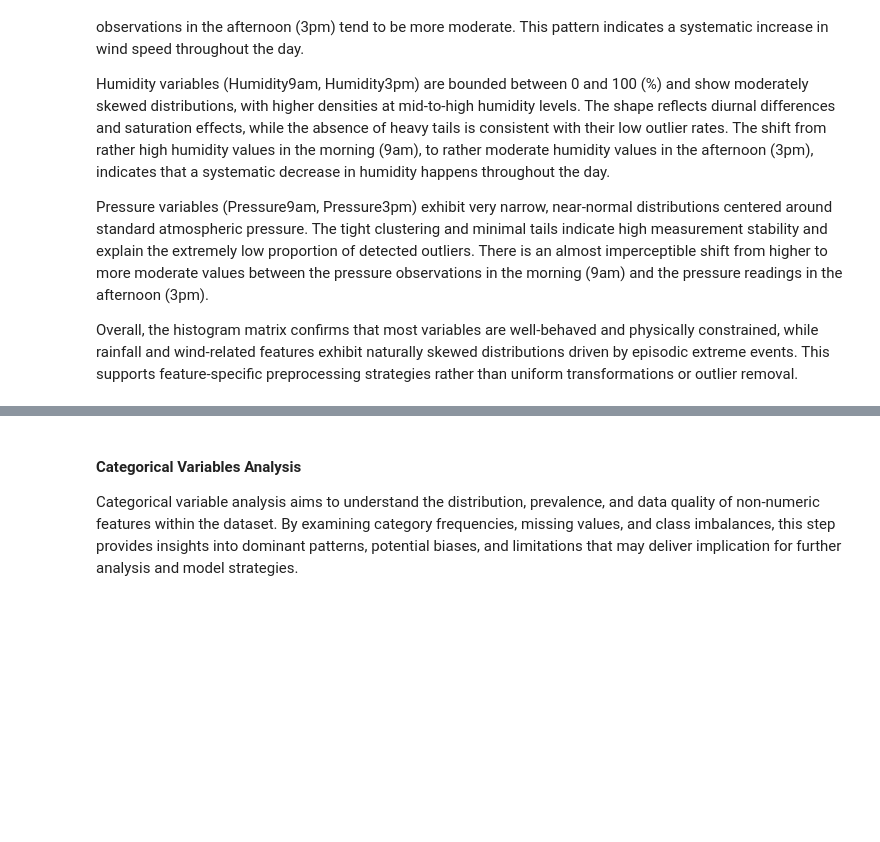
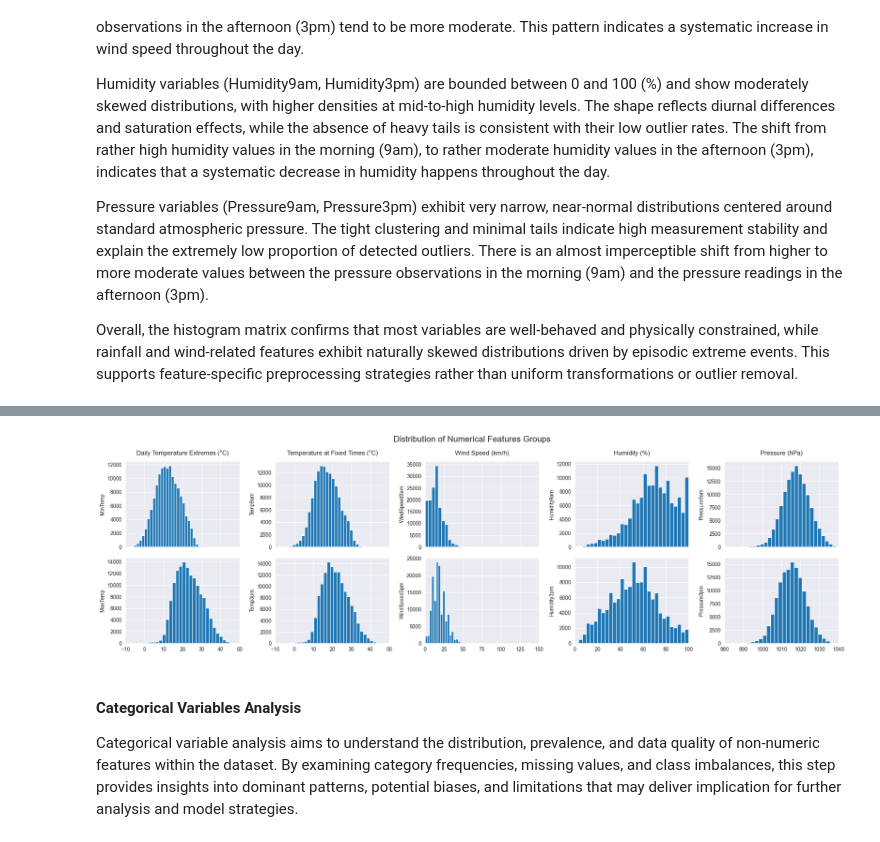
Before and after one commit to AstouK/Rain_Australia, a Jupyter notebook: rain_australia v3.ipynb, the cells around one changed output, grey strips where cells are left out. Drawn from its saved outputs; the diff is of its cells as text; code cells hidden in the pictures; blank space fills up the shorter version.

Commit message:
Added a more meaningful histogram matrix.

```diff
--- a/rain_australia v3.ipynb
+++ b/rain_australia v3.ipynb
@@ -904,3 +930,79 @@ plt.show()
+# %%
+# Defines physically meaningful variable groups. Temperature is split into daily extrema and time measurements to distinguish between aggregate daily behaviour and intraday conditions.
+groups = {
+    "Daily Temperature Extremes (°C)": {
+        "cols": ["MinTemp", "MaxTemp"],
+        "xlim": (-10, 50)
+    },
+    "Temperature at Fixed Times (°C)": {
+        "cols": ["Temp9am", "Temp3pm"],
+        "xlim": (-10, 50)
+    },
+    "Wind Speed (km/h)": {
+        "cols": ["WindSpeed9am", "WindSpeed3pm"],
+        "xlim": (0, 150)
+    },
+    "Humidity (%)": {
+        "cols": ["Humidity9am", "Humidity3pm"],
+        "xlim": (0, 100)
+    },
+    "Pressure (hPa)": {
+        "cols": ["Pressure9am", "Pressure3pm"],
+        "xlim": (980, 1040)
+    }
+}
+
+# Determines grid dimensions. The number of columns equals the number of variable groups, while the number of rows equals the maximum group size.
+n_cols = 5
+max_rows = 2
+
+# Creates a grid of subplots.
+# sharex="col" ensures that all plots within a group use the same x-axis scale.
+fig, axes = plt.subplots(
+    nrows=max_rows,
+    ncols=n_cols,
+    figsize=(4 * n_cols, 3 * max_rows),
+    sharex="col"
+)
+
+# Iterate over each variable group and fills one column at a time.
+for col_idx, (group_name, cfg) in enumerate(groups.items()):
+    cols = cfg["cols"]
+    xlim = cfg["xlim"]
+
+    # Assigns the group title to the first row of each column. This visually separates the physical variable groups.
+    axes[0, col_idx].set_title(group_name, fontsize=12, pad=12)
+
+    # Plot histograms for each feature within the current group.
+    for row_idx in range(max_rows):
+        ax = axes[row_idx, col_idx]
+
+        if row_idx < len(cols):
+            feature = cols[row_idx]
+
+            # Plot histogram of the current feature. Missing values are dropped to avoid plotting artefacts.
+            ax.hist(df[feature].dropna(), bins=30)
+
+            # Set a fixed x-axis range for the entire group. This ensures direct comparability across features in the same group.
+            ax.set_xlim(xlim)
+
+            # Use the y-axis label to indicate the feature name.
+            ax.set_ylabel(feature)
+
+            # Remove x-axis labels for a cleaner layout; scale interpretation is provided via axis limits and group titles.
+            ax.set_xlabel("")
+
+# Adds a global title to contextualize the visualization.
+plt.suptitle(
+    "Distribution of Numerical Features Groups",
+    fontsize=16
+)
+
+# Adjusts spacing to prevent overlap between subplots and titles.
+plt.tight_layout()
+plt.show()
+# %% [output]
+[figure, added]
 # %% [markdown]
 #### Categorical Variables Analysis
 Categorical variable analysis aims to understand the distribution, prevalence, and data quality of non-numeric features within the dataset. By examining category frequencies, missing values, and class imbalances, this step provides insights into dominant patterns, potential biases, and limitations that may deliver implication for further analysis and model strategies.
```
Also changed, not shown: parts of 4 cells of this notebook, 1 other file.
